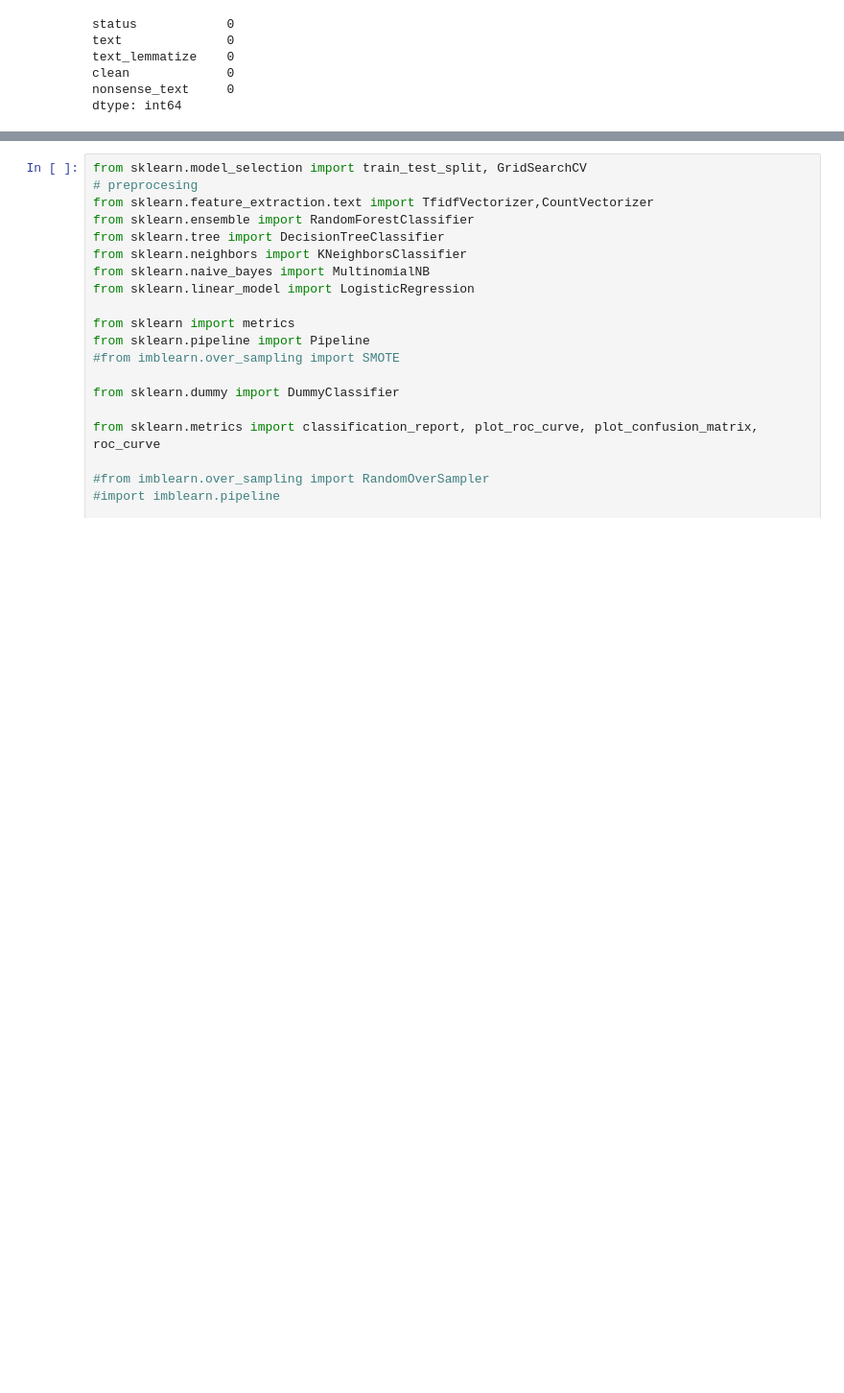
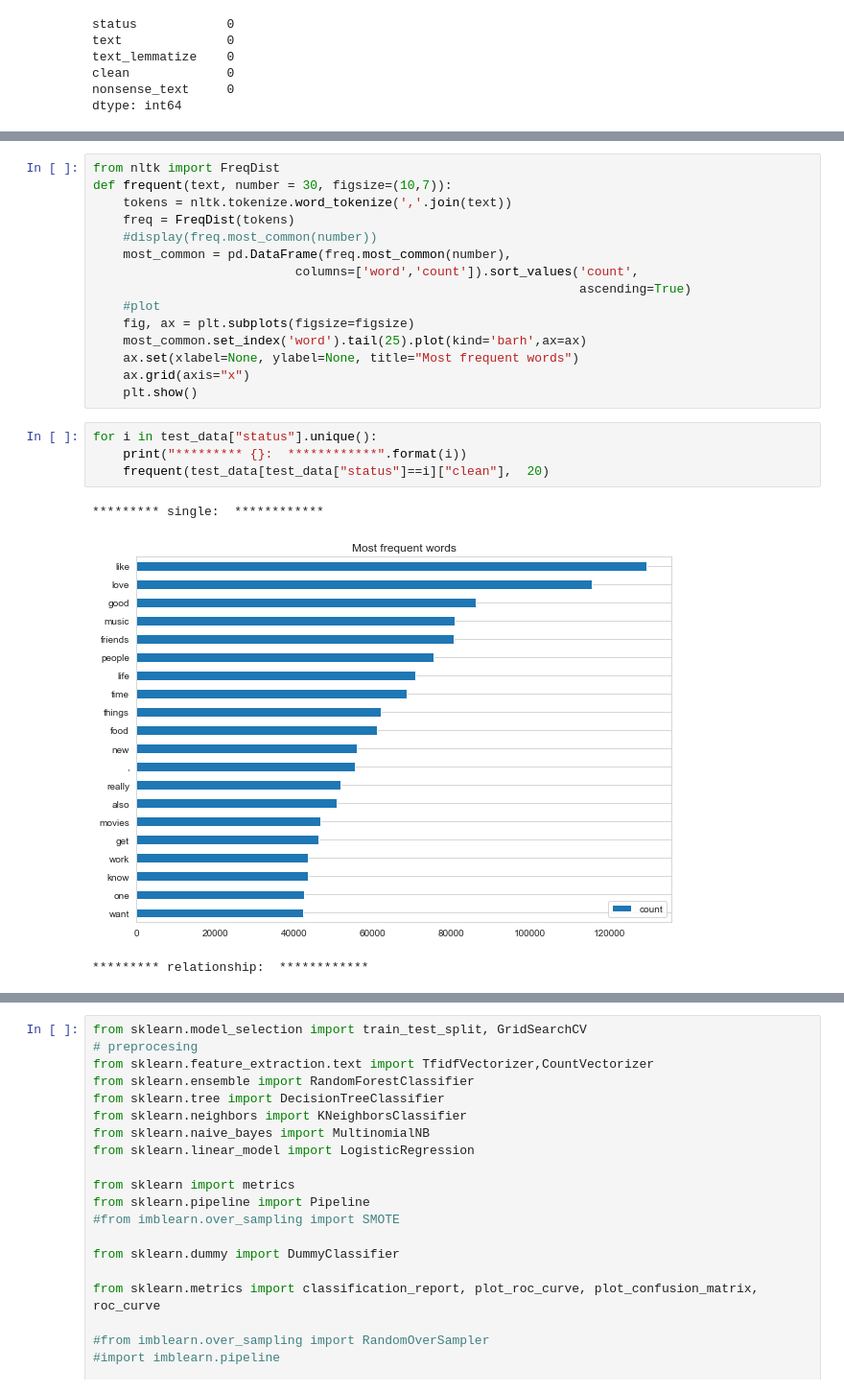
Before and after one commit to dendar/Final_cap, a Jupyter notebook: Marital_Status_model.ipynb, the cells around one changed output, grey strips where cells are left out. Shown at 96% size. Saved outputs shown, nothing was run; the diff lists cells and outputs as text; blank space fills up the shorter version.

```diff
--- a/Marital_Status_model.ipynb
+++ b/Marital_Status_model.ipynb
@@ -47,0 +79,23 @@ dtype: int64
+# %%
+from nltk import FreqDist
+def frequent(text, number = 30, figsize=(10,7)):
+    tokens = nltk.tokenize.word_tokenize(','.join(text))
+    freq = FreqDist(tokens)
+    #display(freq.most_common(number))
+    most_common = pd.DataFrame(freq.most_common(number),
+                           columns=['word','count']).sort_values('count',
+                                                                 ascending=True)
+    #plot
+    fig, ax = plt.subplots(figsize=figsize)
+    most_common.set_index('word').tail(25).plot(kind='barh',ax=ax)
+    ax.set(xlabel=None, ylabel=None, title="Most frequent words")
+    ax.grid(axis="x")
+    plt.show()
+# %%
+for i in test_data["status"].unique():
+    print("********* {}:  ************".format(i))
+    frequent(test_data[test_data["status"]==i]["clean"],  20)
+# %% [output]
+********* single:  ************
+[figure, added]
+********* relationship:  ************
```
Also changed, not shown: parts of 23 cells of this notebook, 2 other files.
